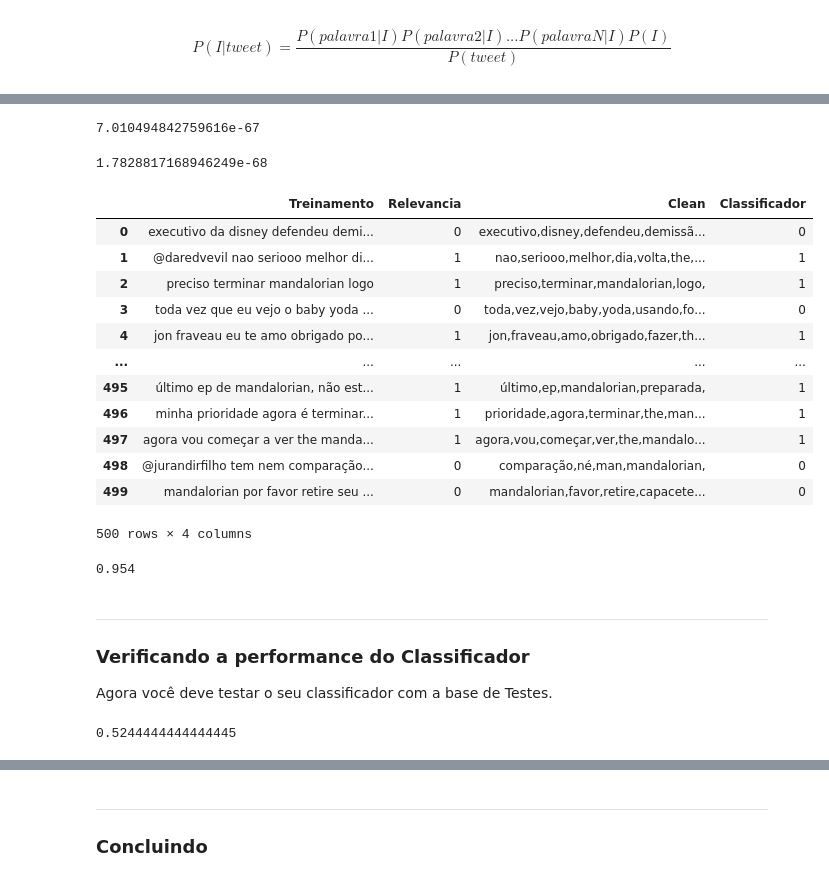
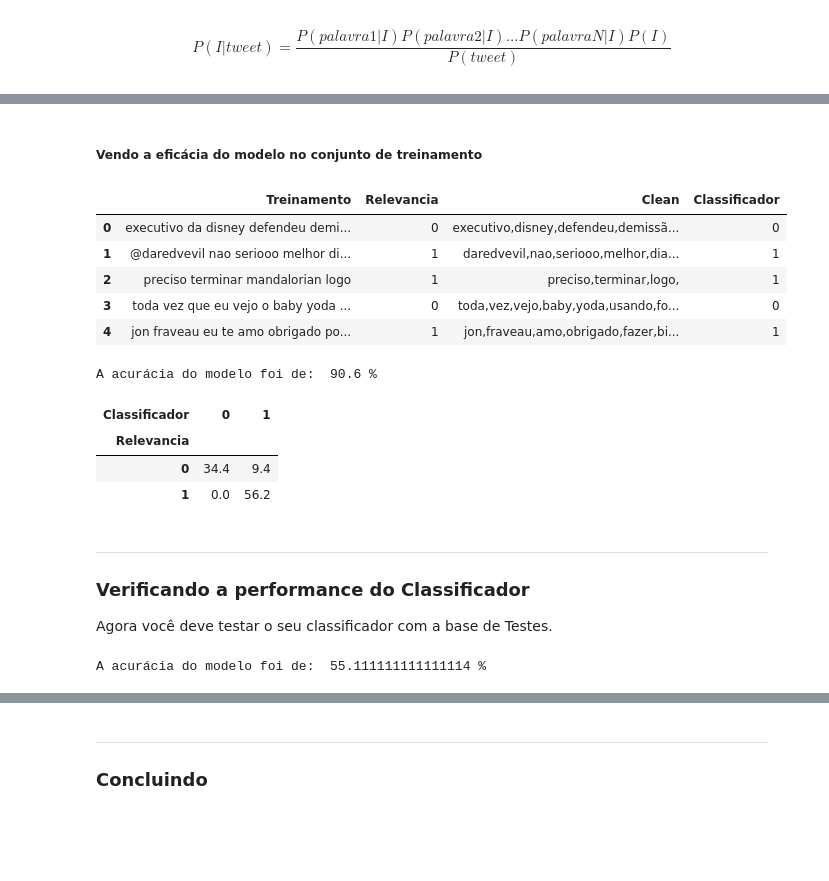
Before and after one commit to leticiacb1/TheMandalorian, a Jupyter notebook: Classificador_NaiveBayes_Mandalorian.ipynb, the cells around one changed output, grey strips where cells are left out. Cells and saved outputs as stored; diff of their text form; code cells hidden in the pictures; blank space fills up the shorter version.

```diff
--- a/Classificador_NaiveBayes_Mandalorian.ipynb
+++ b/Classificador_NaiveBayes_Mandalorian.ipynb
@@ -233,7 +225,4 @@ elementos_nao_repetidos=set(list_i+list_r)
 # %%
 #Série representante do conjunto universo de todas as palavras:
-palavras_i=palavras_i.tolist()
-palavras_r=palavras_r.tolist()
 #total=palavras_i+palavras_r
-total=pd.Series(palavras_i+palavras_r)
-total
+total=pd.Series(list_i+list_r)
@@ -382 +315,31 @@ def P_tweet_i (tweet):
+# %%
+#Aplicando a suavização de laplace
+def laplace(frequencia_absoluta,palavras_pertecentes_a_classe):
+    return (frequencia_absoluta+1)/(len(palavras_pertecentes_a_classe)+len(elementos_nao_repetidos))
+# %%
+def P_tweet_r(tweet):
+    '''
+    Calcula a probabilidade do tweet ser relevante
+    '''
+    prob_tweet=1 #Cont
+    quebra_tweet=tweet.split(',')
+    for palavra in quebra_tweet:
+        fa=freq_absoluta(palavra,list_r)
+        prob_palavra=laplace(fa,list_r)
+        prob_tweet*=prob_palavra
+
+    return prob_tweet
+# %%
+def P_tweet_i (tweet):
+    '''
+    Calcula a probabilidade do tweet ser irrelevante
+    '''
+    prob_tweet=1 #Cont
+    quebra_tweet=tweet.split(',')
+    for palavra in quebra_tweet:
+        fa=freq_absoluta(palavra,list_i)
+        prob_palavra=laplace(fa,list_i)
+        prob_tweet*=prob_palavra
+
+    return prob_tweet
 # %%
@@ -387,12 +349,6 @@ def Naive_Bayes (tweet):
         return 1
     else:
         return 0
-# %%
- P_tweet_r('dps,de,insistirem,mt,estou,começando,mandalorian,espero,q,realmente,seja,o,caso,de,salvação,do,star,wars,alegria,Michel')
-# %% [output]
-7.010494842759616e-67
-# %%
-P_tweet_i('dps,de,insistirem,mt,estou,começando,mandalorian,espero,q,realmente,seja,o,caso,de,salvação,do,star,wars,alegria, Michel')
-# %% [output]
-1.7828817168946249e-68
+# %% [markdown]
+#####  Vendo a eficácia do modelo no conjunto de treinamento
 # %%
@@ -401,28 +356,29 @@ P_tweet_i('dps,de,insistirem,mt,estou,começando,mandalorian,espero,q,realmente,
 train['Classificador']=train.Clean.apply(Naive_Bayes)
 # %%
-train
+train.head()
 # %% [output]
 |  | Treinamento | Relevancia | Clean | Classificador |
 | 0 | executivo da disney defendeu demi... | 0 | executivo,disney,defendeu,demissã... | 0 |
-| 1 | @daredvevil nao seriooo melhor di... | 1 | nao,seriooo,melhor,dia,volta,the,... | 1 |
-| 2 | preciso terminar mandalorian logo | 1 | preciso,terminar,mandalorian,logo, | 1 |
+| 1 | @daredvevil nao seriooo melhor di... | 1 | daredvevil,nao,seriooo,melhor,dia... | 1 |
+| 2 | preciso terminar mandalorian logo | 1 | preciso,terminar,logo, | 1 |
 | 3 | toda vez que eu vejo o baby yoda ... | 0 | toda,vez,vejo,baby,yoda,usando,fo... | 0 |
-| 4 | jon fraveau eu te amo obrigado po... | 1 | jon,fraveau,amo,obrigado,fazer,th... | 1 |
-| ... | ... | ... | ... | ... |
-| 495 | último ep de mandalorian, não est... | 1 | último,ep,mandalorian,preparada, | 1 |
-| 496 | minha prioridade agora é terminar... | 1 | prioridade,agora,terminar,the,man... | 1 |
-| 497 | agora vou começar a ver the manda... | 1 | agora,vou,começar,ver,the,mandalo... | 1 |
-| 498 | @jurandirfilho tem nem comparação... | 0 | comparação,né,man,mandalorian, | 0 |
-| 499 | mandalorian por favor retire seu ... | 0 | mandalorian,favor,retire,capacete... | 0 |
+| 4 | jon fraveau eu te amo obrigado po... | 1 | jon,fraveau,amo,obrigado,fazer,bi... | 1 |
-500 rows × 4 columns
 # %%
-#Porgentagem de acerto no conjunto de Treino:
+#Porcentagem de acerto de acerto no conjunto de Treino:
 
 x=train.loc[(train['Classificador']==1)&(train['Relevancia']==1),:].shape[0]
 y=train.loc[(train['Classificador']==0)&(train['Relevancia']==0),:].shape[0]
-(x+y)/train.shape[0]
+print('A acurácia do modelo foi de: ',100*(x+y)/train.shape[0],'%')
 # %% [output]
-0.954
+A acurácia do modelo foi de:  90.6 %
+# %%
+#Vendo a classificação efetiva
+pd.crosstab(train.Relevancia,train.Classificador,normalize=True)*100
+# %% [output]
+| Classificador | 0 | 1 |
+| Relevancia |  |  |
+| 0 | 34.4 | 9.4 |
+| 1 | 0.0 | 56.2 |
 # %% [markdown]
 ___
 ### Verificando a performance do Classificador
@@ -433,6 +390,6 @@ test['Classificador']=test.Clean.apply(Naive_Bayes)
 # %%
 x=test.loc[(test['Classificador']==1)&(test['Relevancia']==1),:].shape[0]
 y=test.loc[(test['Classificador']==0)&(test['Relevancia']==0),:].shape[0]
-(x+y)/test.shape[0]
+print('A acurácia do modelo foi de: ',100*(x+y)/test.shape[0],'%')
 # %% [output]
-0.5244444444444445
+A acurácia do modelo foi de:  55.111111111111114 %
```
Also changed, not shown: parts of 57 cells of this notebook, 7 other files.
